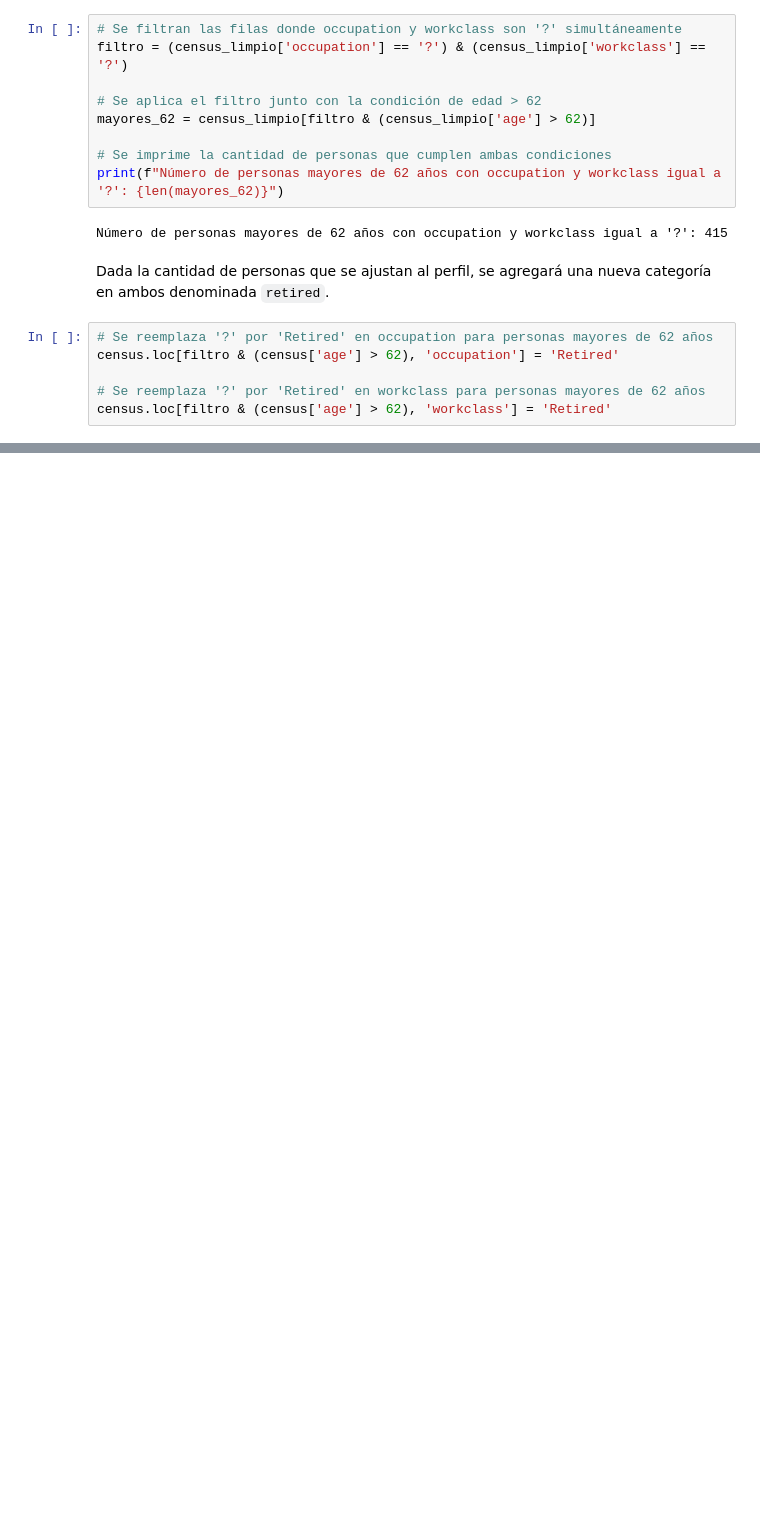
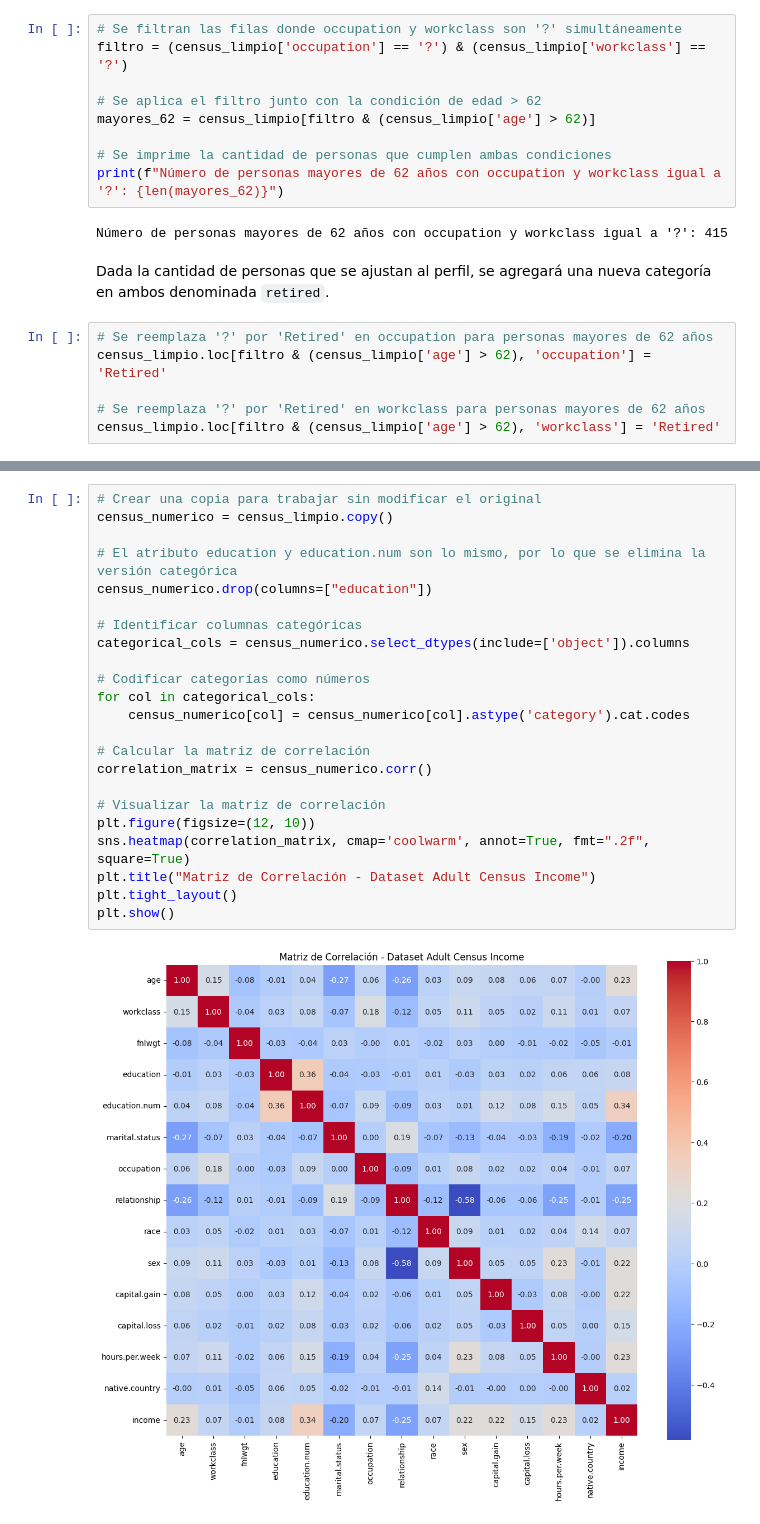
Before and after one commit to jquelas/adult_census_income, a Jupyter notebook: adult_census_income.ipynb, the cells around one changed output, grey strips where cells are left out. Saved outputs shown, nothing was run; the diff lists cells and outputs as text; blank space fills up the shorter version.

Commit message:
Addition of ordinal coding to categorical attributes and correlation matrix.

```diff
--- a/adult_census_income.ipynb
+++ b/adult_census_income.ipynb
@@ -509,7 +509,7 @@ Número de personas mayores de 62 años con occupation y workclass igual a '?':
 Dada la cantidad de personas que se ajustan al perfil, se agregará una nueva categoría en ambos denominada ``retired``.
 # %%
 # Se reemplaza '?' por 'Retired' en occupation para personas mayores de 62 años
-census.loc[filtro & (census['age'] > 62), 'occupation'] = 'Retired'
+census_limpio.loc[filtro & (census_limpio['age'] > 62), 'occupation'] = 'Retired'
 
 # Se reemplaza '?' por 'Retired' en workclass para personas mayores de 62 años
-census.loc[filtro & (census['age'] > 62), 'workclass'] = 'Retired'
+census_limpio.loc[filtro & (census_limpio['age'] > 62), 'workclass'] = 'Retired'
@@ -515,0 +518,25 @@ census.loc[filtro & (census['age'] > 62), 'workclass'] = 'Retired'
+# %%
+# Crear una copia para trabajar sin modificar el original
+census_numerico = census_limpio.copy()
+
+# El atributo education y education.num son lo mismo, por lo que se elimina la versión categórica
+census_numerico.drop(columns=["education"])
+
+# Identificar columnas categóricas
+categorical_cols = census_numerico.select_dtypes(include=['object']).columns
+
+# Codificar categorías como números
+for col in categorical_cols:
+    census_numerico[col] = census_numerico[col].astype('category').cat.codes
+
+# Calcular la matriz de correlación
+correlation_matrix = census_numerico.corr()
+
+# Visualizar la matriz de correlación
+plt.figure(figsize=(12, 10))
+sns.heatmap(correlation_matrix, cmap='coolwarm', annot=True, fmt=".2f", square=True)
+plt.title("Matriz de Correlación - Dataset Adult Census Income")
+plt.tight_layout()
+plt.show()
+# %% [output]
+[figure, added]
```
Also changed, not shown: parts of 4 cells of this notebook.
